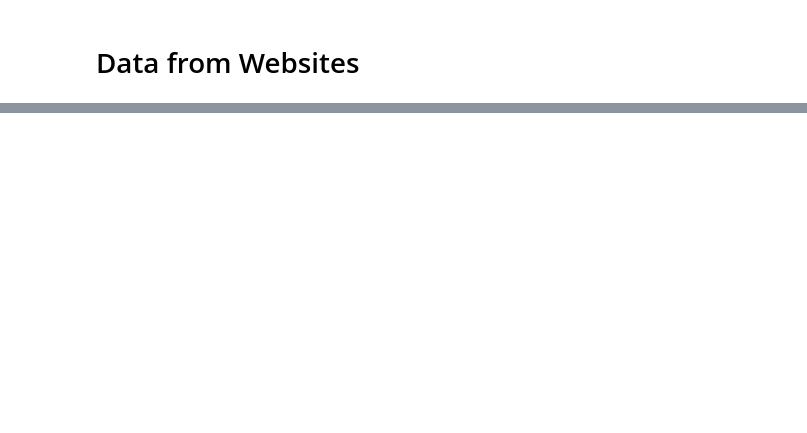
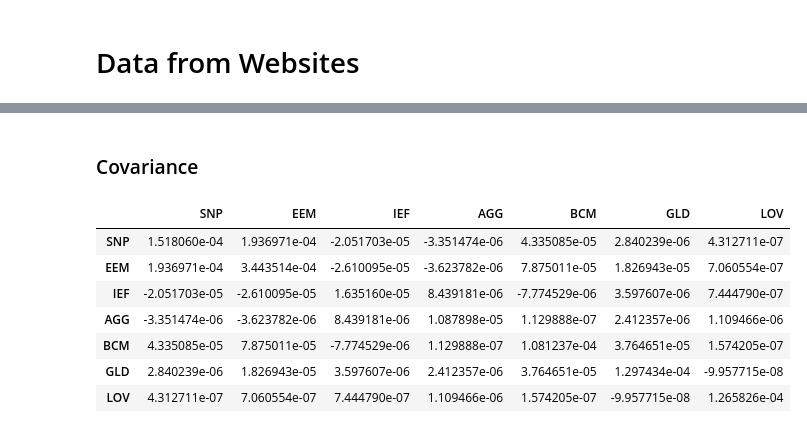
Before and after one commit to changjulian17/DataSciencePortfolio, a Jupyter notebook: Investment_Portfolio/ticker_data.ipynb, the cells around one changed output, grey strips where cells are left out. Saved outputs shown, nothing was run; the diff lists cells and outputs as text; code cells hidden in the pictures; blank space fills up the shorter version.

Commit message:
20211021 running lowest risk portfolio

```diff
--- a/Investment_Portfolio/ticker_data.ipynb
+++ b/Investment_Portfolio/ticker_data.ipynb
@@ -95,0 +174,16 @@ gold = gold.pct_change().apply(lambda x:np.log(1+x))
+# %% [markdown]
+### Covariance
+# %%
+# create the covariance matrix.
+# this will be used later in portfolio construction
+cov_matrix = df.cov()
+cov_matrix
+# %% [output]
+|  | SNP | EEM | IEF | AGG | BCM | GLD | LOV |
+| SNP | 1.518060e-04 | 1.936971e-04 | -2.051703e-05 | -3.351474e-06 | 4.335085e-05 | 2.840239e-06 | 4.312711e-07 |
+| EEM | 1.936971e-04 | 3.443514e-04 | -2.610095e-05 | -3.623782e-06 | 7.875011e-05 | 1.826943e-05 | 7.060554e-07 |
+| IEF | -2.051703e-05 | -2.610095e-05 | 1.635160e-05 | 8.439181e-06 | -7.774529e-06 | 3.597607e-06 | 7.444790e-07 |
+| AGG | -3.351474e-06 | -3.623782e-06 | 8.439181e-06 | 1.087898e-05 | 1.129888e-07 | 2.412357e-06 | 1.109466e-06 |
+| BCM | 4.335085e-05 | 7.875011e-05 | -7.774529e-06 | 1.129888e-07 | 1.081237e-04 | 3.764651e-05 | 1.574205e-07 |
+| GLD | 2.840239e-06 | 1.826943e-05 | 3.597607e-06 | 2.412357e-06 | 3.764651e-05 | 1.297434e-04 | -9.957715e-08 |
+| LOV | 4.312711e-07 | 7.060554e-07 | 7.444790e-07 | 1.109466e-06 | 1.574205e-07 | -9.957715e-08 | 1.265826e-04 |
```
Also changed, not shown: parts of 40 cells of this notebook, 6 other files.
